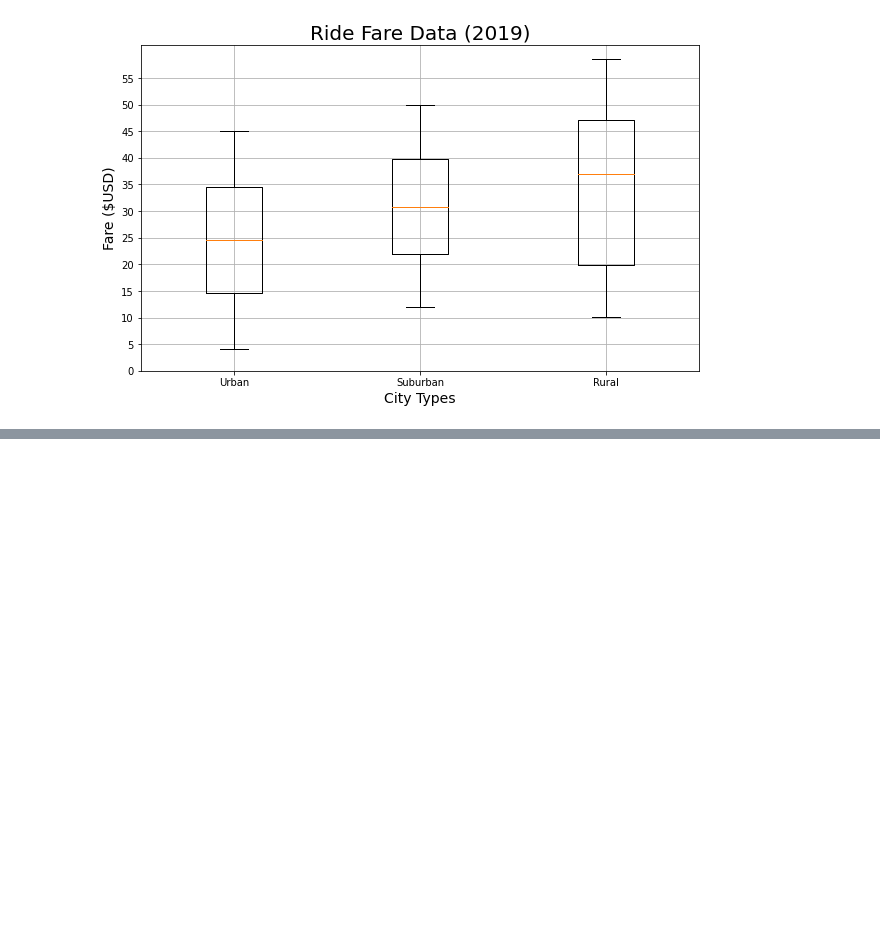
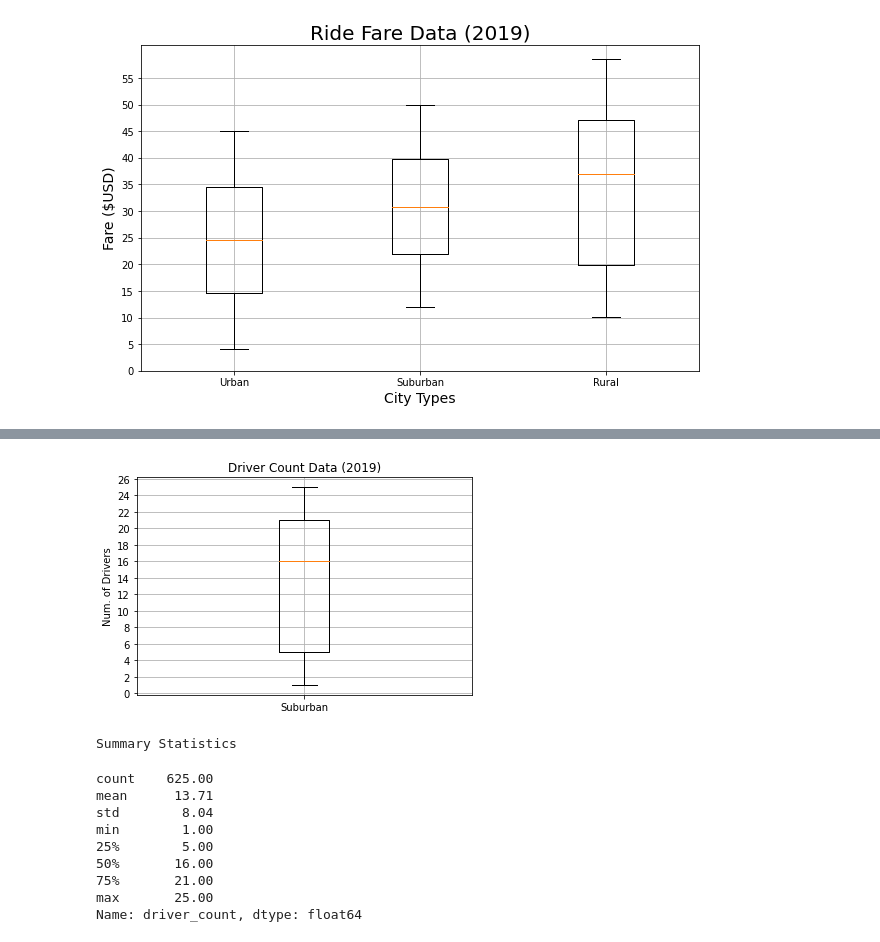
Before and after one commit to ArtTucker/PyBer_Analysis, a Jupyter notebook: Pyber.ipynb, the cells around one changed output, grey strips where cells are left out. Cells and saved outputs as stored; diff of their text form; code cells hidden in the pictures; blank space fills up the shorter version.

```diff
--- a/Pyber.ipynb
+++ b/Pyber.ipynb
@@ -812,3 +812,32 @@ min         3.00
 75%        52.00
 max        73.00
 Name: driver_count, dtype: float64
+# %%
+# Create the box-and-whisker plot for the suburban driver count data
+x_labels = ['Suburban']
+fig, ax = plt.subplots()
+ax.boxplot(suburban_drivers, labels=x_labels)
+
+# Add title, y-axis label, grid
+ax.set_title('Driver Count Data (2019)')
+ax.set_ylabel('Num. of Drivers')
+ax.set_yticks(np.arange(0,28, step=2.0))
+ax.grid()
+
+# show plot
+plt.show()
+
+print('Summary Statistics')
+round(suburban_drivers.describe(),2)
+# %% [output]
+[figure, added]
+Summary Statistics
+count    625.00
+mean      13.71
+std        8.04
+min        1.00
+25%        5.00
+50%       16.00
+75%       21.00
+max       25.00
+Name: driver_count, dtype: float64
```
Also changed, not shown: parts of 3 cells of this notebook.
